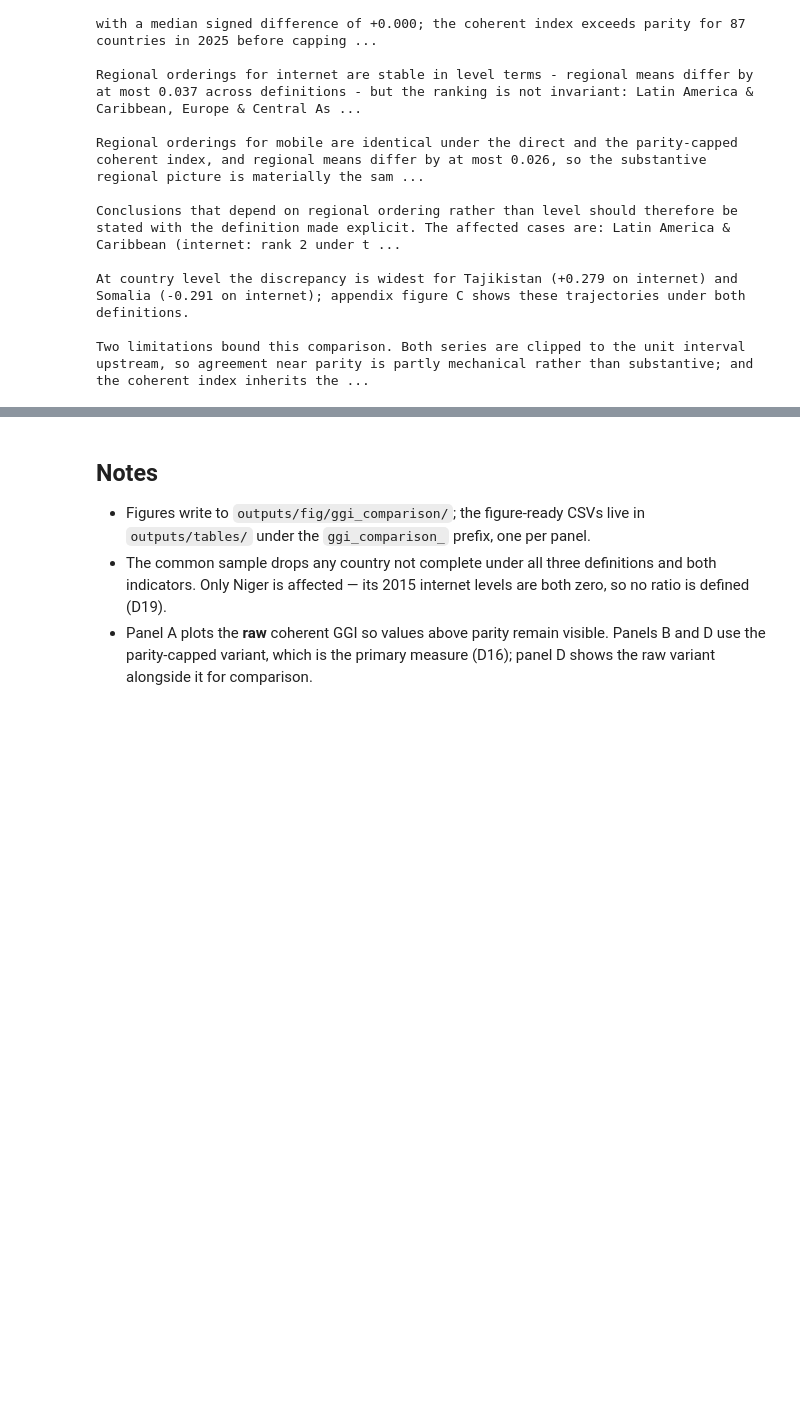
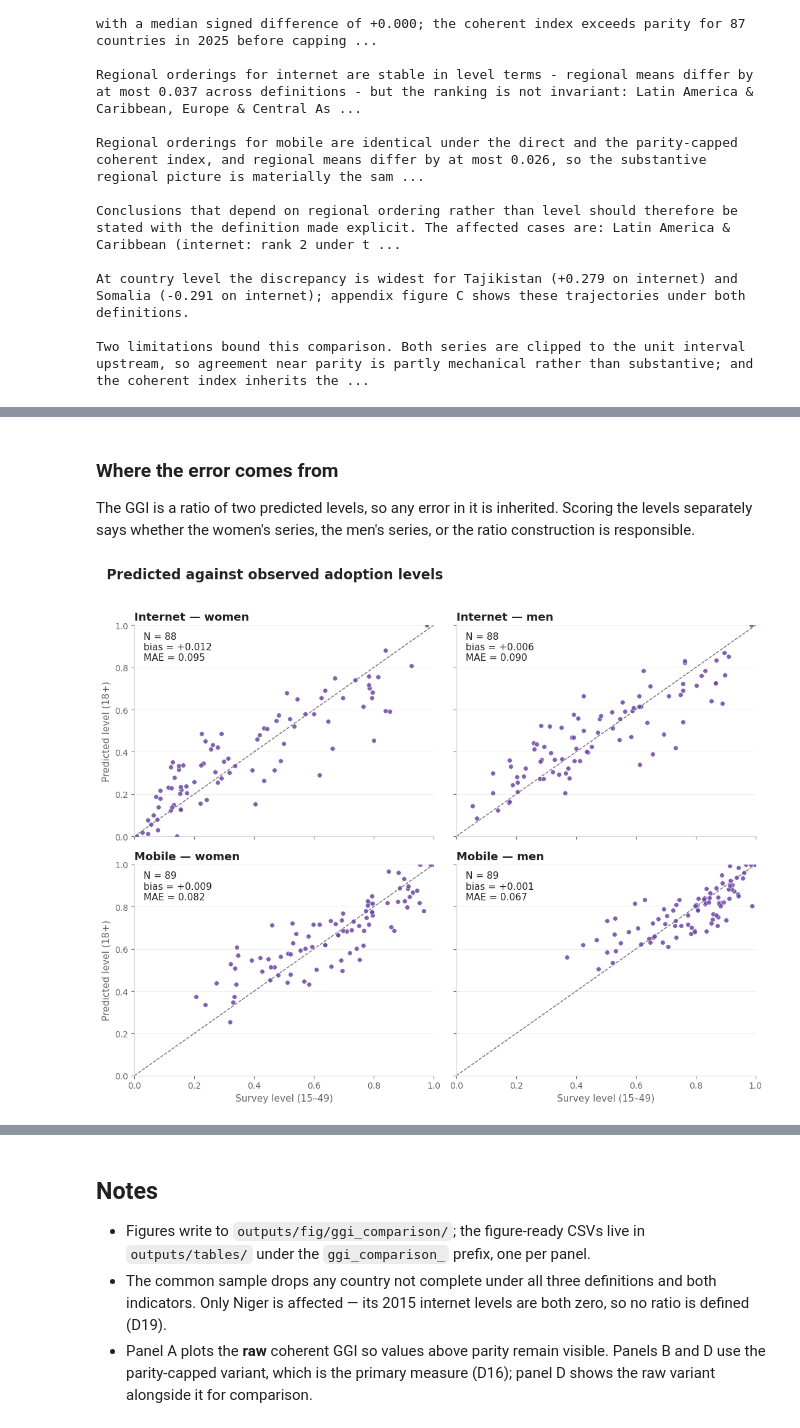
Before and after one commit to vallerrr/dgg_national, a Jupyter notebook: src/analysis/09_01_coherent_ggi_comparison.ipynb, the cells around one changed output, grey strips where cells are left out. Saved outputs shown, nothing was run; the diff lists cells and outputs as text; code cells hidden in the pictures; blank space fills up the shorter version.

```diff
--- a/src/analysis/09_01_coherent_ggi_comparison.ipynb
+++ b/src/analysis/09_01_coherent_ggi_comparison.ipynb
@@ -501,0 +686,43 @@ Two limitations bound this comparison. Both series are clipped to the unit inter
+# %% [markdown]
+### Where the error comes from
+
+The GGI is a ratio of two predicted levels, so any error in it is inherited. Scoring the levels
+separately says whether the women's series, the men's series, or the ratio construction is
+responsible.
+# %%
+fig, axes = plt.subplots(2, 2, figsize=(11, 9), sharex=True, sharey=True)
+
+for row, indicator in enumerate(params.COHERENT_GGI['indicators']):
+    for col, sex in enumerate(['women', 'men']):
+        ax = axes[row, col]
+        block = gt_levels[(gt_levels['indicator'] == indicator) & (gt_levels['sex'] == sex)]
+        st = gt_level_stats[(gt_level_stats['indicator'] == indicator)
+                            & (gt_level_stats['sex'] == sex)].iloc[0]
+
+        lim = (0.0, 1.0)
+        ax.plot(lim, lim, ls='--', color=MUTED, linewidth=1, zorder=1)
+        ax.scatter(block['observed'], block['predicted'], s=30, alpha=0.85,
+                   color=PALETTE[2], edgecolor='white', linewidth=0.5, zorder=3)
+
+        ax.text(0.03, 0.97,
+                f"N = {int(st['n'])}\nbias = {st['bias']:+.3f}\nMAE = {st['mae']:.3f}",
+                transform=ax.transAxes, va='top', ha='left',
+                fontsize=STYLE['tick_fs'], color=INK)
+
+        tidy(ax, title=f"{indicator.capitalize()} — {sex}")
+        ax.set_xlim(lim); ax.set_ylim(lim)
+        if row == 1:
+            ax.set_xlabel('Survey level (15–49)', fontsize=STYLE['tick_fs'], color=MUTED)
+        if col == 0:
+            ax.set_ylabel('Predicted level (18+)', fontsize=STYLE['tick_fs'], color=MUTED)
+
+fig.suptitle('Predicted against observed adoption levels', fontsize=STYLE['title_fs'],
+             color=INK, fontweight='bold', x=0.02, ha='left')
+fig.tight_layout(rect=(0, 0, 1, 0.96))
+if STYLE['save']:
+    fig.savefig(FIGDIR / 'F3_groundtruth_levels.png', dpi=STYLE['dpi'], bbox_inches='tight')
+plt.show()
+
+gt_level_stats.round(4)
+# %% [output]
+[figure, added]
```
Also changed, not shown: parts of 13 cells of this notebook, 13 other files.
